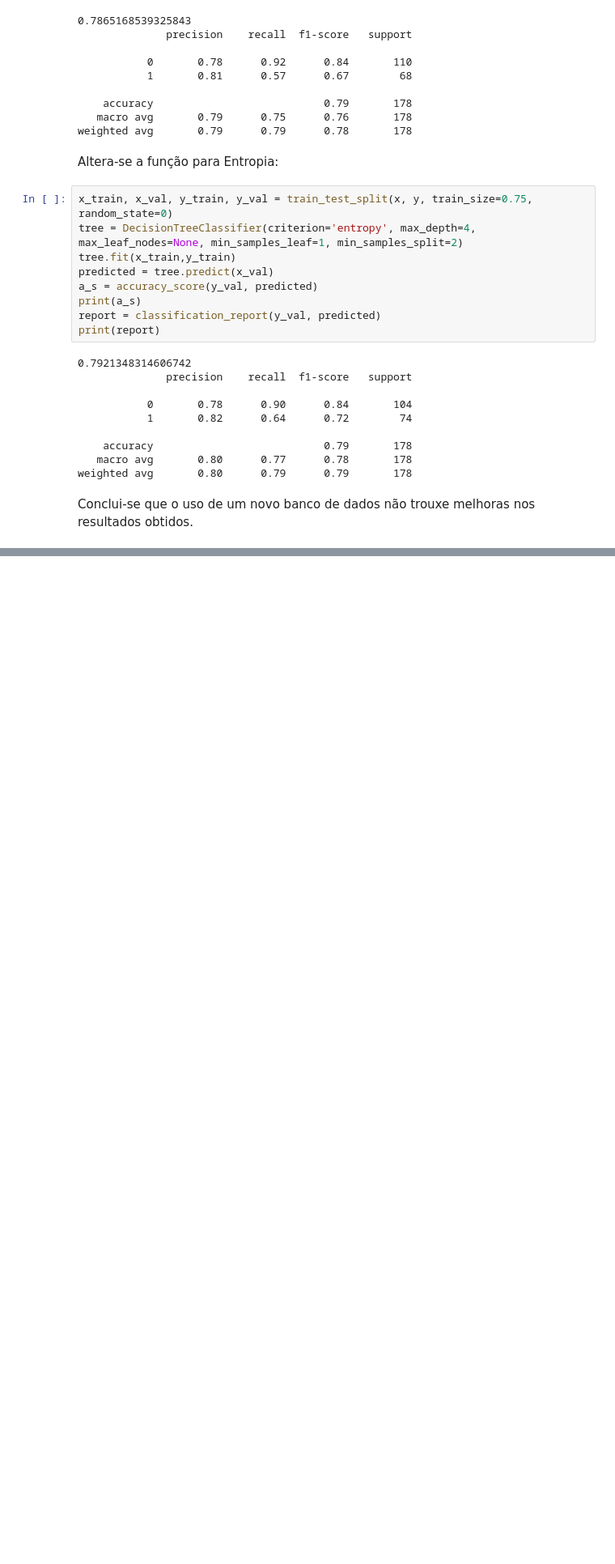
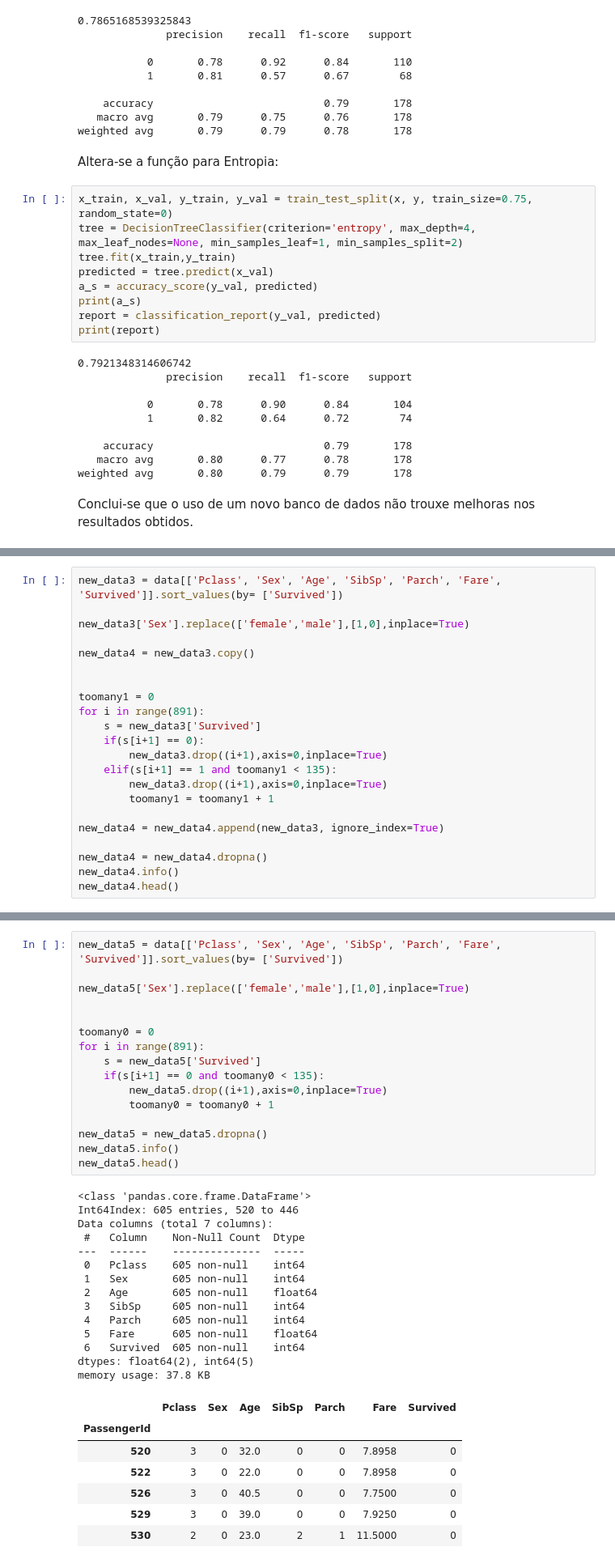
Before and after one commit to jc-costa/Aprendizagem-de-Maquina-SI, a Jupyter notebook: Mini-projeto Árvores de Decisão - Sobrevivência no Titanic/DTC.ipynb, the cells around one changed output, grey strips where cells are left out. Shown at 81% size. Cells and saved outputs as stored; diff of their text form; blank space fills up the shorter version.

```diff
--- a/Mini-projeto Árvores de Decisão - Sobrevivência no Titanic/DTC.ipynb
+++ b/Mini-projeto Árvores de Decisão - Sobrevivência no Titanic/DTC.ipynb
@@ -576,0 +579,22 @@ Conclui-se que o uso de um novo banco de dados não trouxe melhoras nos resultad
+# %%
+new_data3 = data[['Pclass', 'Sex', 'Age', 'SibSp', 'Parch', 'Fare', 'Survived']].sort_values(by= ['Survived'])
+
+new_data3['Sex'].replace(['female','male'],[1,0],inplace=True)
+
+new_data4 = new_data3.copy()
+
+
+toomany1 = 0
+for i in range(891):
+    s = new_data3['Survived']
+    if(s[i+1] == 0):
+        new_data3.drop((i+1),axis=0,inplace=True)
+    elif(s[i+1] == 1 and toomany1 < 135):
+        new_data3.drop((i+1),axis=0,inplace=True)
+        toomany1 = toomany1 + 1
+
+new_data4 = new_data4.append(new_data3, ignore_index=True)
+
+new_data4 = new_data4.dropna()
+new_data4.info()
+new_data4.head()
@@ -576,0 +732,38 @@ Conclui-se que o uso de um novo banco de dados não trouxe melhoras nos resultad
+# %%
+new_data5 = data[['Pclass', 'Sex', 'Age', 'SibSp', 'Parch', 'Fare', 'Survived']].sort_values(by= ['Survived'])
+
+new_data5['Sex'].replace(['female','male'],[1,0],inplace=True)
+
+
+toomany0 = 0
+for i in range(891):
+    s = new_data5['Survived']
+    if(s[i+1] == 0 and toomany0 < 135):
+        new_data5.drop((i+1),axis=0,inplace=True)
+        toomany0 = toomany0 + 1
+
+new_data5 = new_data5.dropna()
+new_data5.info()
+new_data5.head()
+# %% [output]
+<class 'pandas.core.frame.DataFrame'>
+Int64Index: 605 entries, 520 to 446
+Data columns (total 7 columns):
+ #   Column    Non-Null Count  Dtype
+---  ------    --------------  -----
+ 0   Pclass    605 non-null    int64
+ 1   Sex       605 non-null    int64
+ 2   Age       605 non-null    float64
+ 3   SibSp     605 non-null    int64
+ 4   Parch     605 non-null    int64
+ 5   Fare      605 non-null    float64
+ 6   Survived  605 non-null    int64
+dtypes: float64(2), int64(5)
+memory usage: 37.8 KB
+|  | Pclass | Sex | Age | SibSp | Parch | Fare | Survived |
+| PassengerId |  |  |  |  |  |  |  |
+| 520 | 3 | 0 | 32.0 | 0 | 0 | 7.8958 | 0 |
+| 522 | 3 | 0 | 22.0 | 0 | 0 | 7.8958 | 0 |
+| 526 | 3 | 0 | 40.5 | 0 | 0 | 7.7500 | 0 |
+| 529 | 3 | 0 | 39.0 | 0 | 0 | 7.9250 | 0 |
+| 530 | 2 | 0 | 23.0 | 2 | 1 | 11.5000 | 0 |
```
Also changed, not shown: parts of 29 cells of this notebook, 1 other file.
